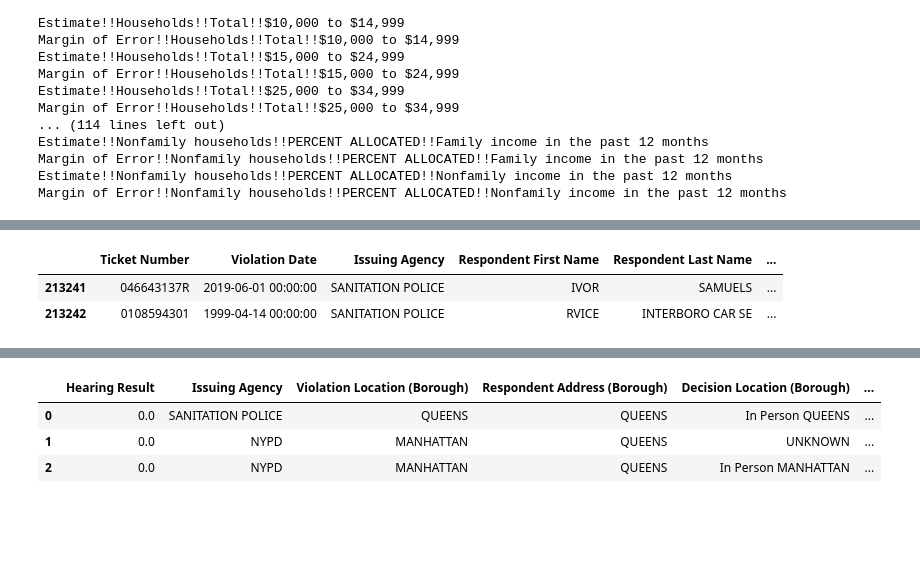
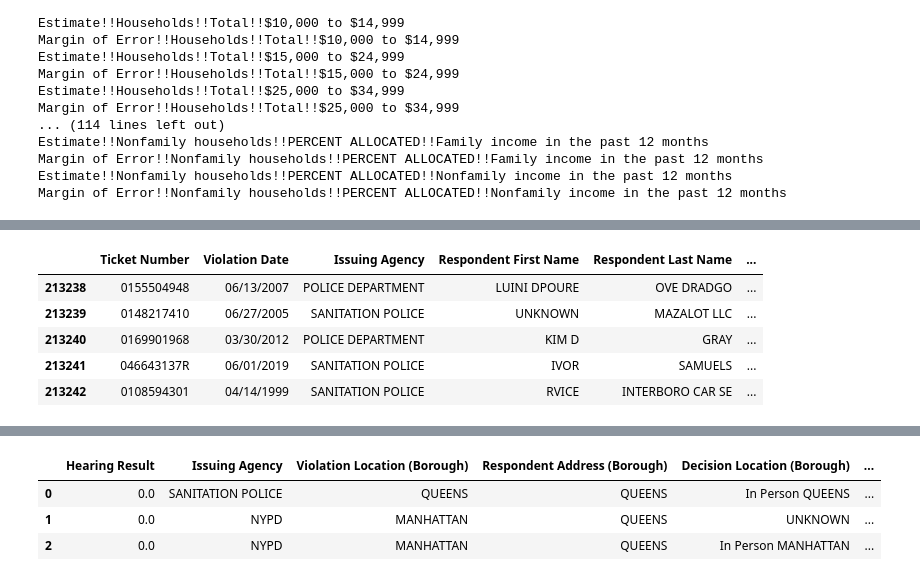
Before and after one commit to allisongao4015/oath_cases, a Jupyter notebook: Final_Notebook.ipynb, the cells around one changed output, grey strips where cells are left out. Drawn from its saved outputs; the diff is of its cells as text; code cells hidden in the pictures; blank space fills up the shorter version.

```diff
--- a/Final_Notebook.ipynb
+++ b/Final_Notebook.ipynb
@@ -1588,11 +1768,14 @@ merged_train_df.tail()
 merged_train_df = merged_train_df.drop(index = [213243,213244])
 # %%
 #check to make sure it is dropped
-merged_train_df.tail(2)
+merged_train_df.tail()
 # %% [output]
 |  | Ticket Number | Violation Date | Issuing Agency | Respondent First Name | Respondent Last Name | ... |
-| 213241 | 046643137R | 2019-06-01 00:00:00 | SANITATION POLICE | IVOR | SAMUELS | ... |
-| 213242 | 0108594301 | 1999-04-14 00:00:00 | SANITATION POLICE | RVICE | INTERBORO CAR SE | ... |
+| 213238 | 0155504948 | 06/13/2007 | POLICE DEPARTMENT | LUINI DPOURE | OVE DRADGO | ... |
+| 213239 | 0148217410 | 06/27/2005 | SANITATION POLICE | UNKNOWN | MAZALOT LLC | ... |
+| 213240 | 0169901968 | 03/30/2012 | POLICE DEPARTMENT | KIM D | GRAY | ... |
+| 213241 | 046643137R | 06/01/2019 | SANITATION POLICE | IVOR | SAMUELS | ... |
+| 213242 | 0108594301 | 04/14/1999 | SANITATION POLICE | RVICE | INTERBORO CAR SE | ... |
 # %%
 #moved the target column to the first for easier visual
 first_column = merged_train_df.pop('Hearing Result')
```
Also changed, not shown: parts of 120 cells of this notebook.
